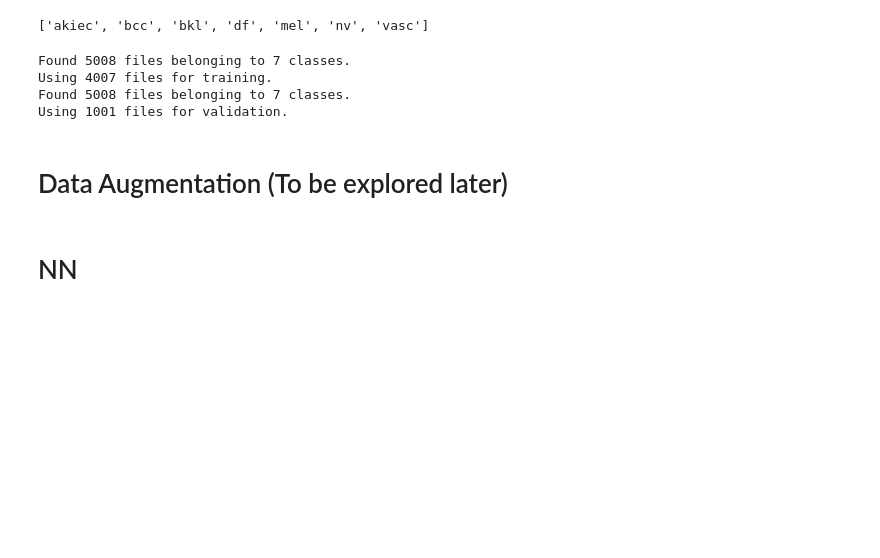
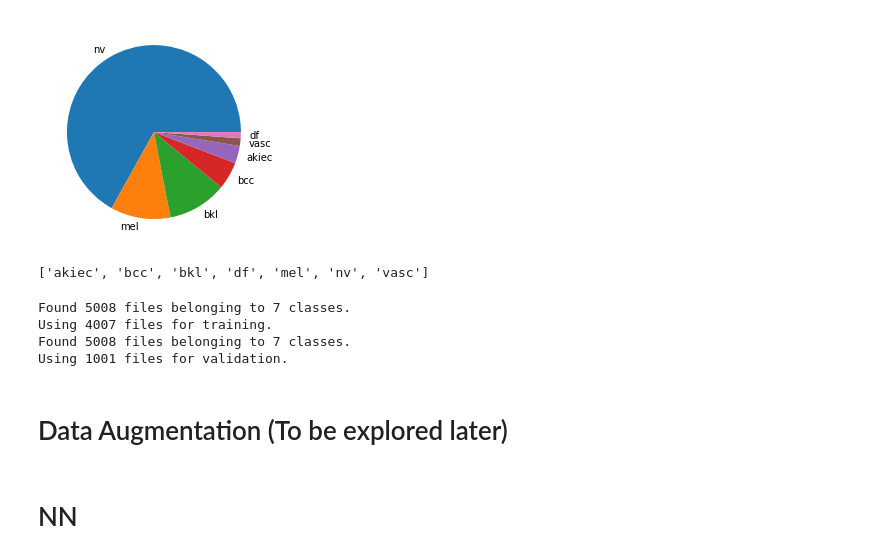
Before and after one commit to averyshepherd/HAM10000Classification, a Jupyter notebook: project - training data.ipynb, the cells around one changed output. Drawn from its saved outputs; the diff is of its cells as text; code cells hidden in the pictures; blank space fills up the shorter version.

```diff
--- a/project - training data.ipynb
+++ b/project - training data.ipynb
@@ -26 +37,7 @@ from sklearn.metrics import confusion_matrix
+# %%
+filtered['dx'].value_counts(normalize = True).plot(kind = 'pie')
+plt.ylabel(None)
+plt.show()
+# %% [output]
+[figure, added]
 # %%
```
Also changed, not shown: parts of 2 cells of this notebook.
